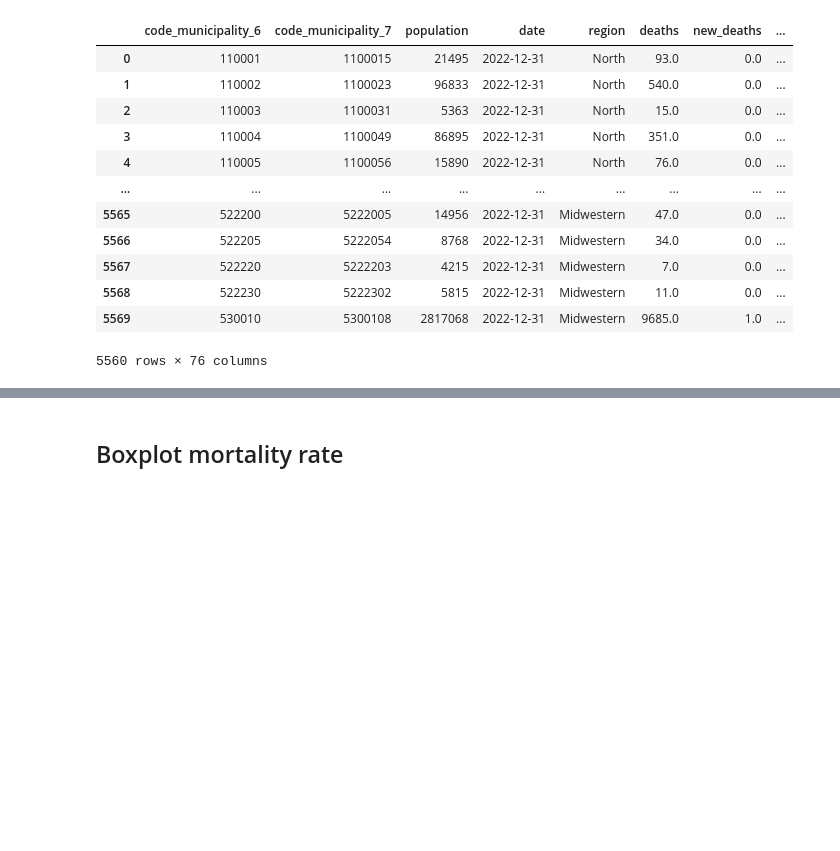
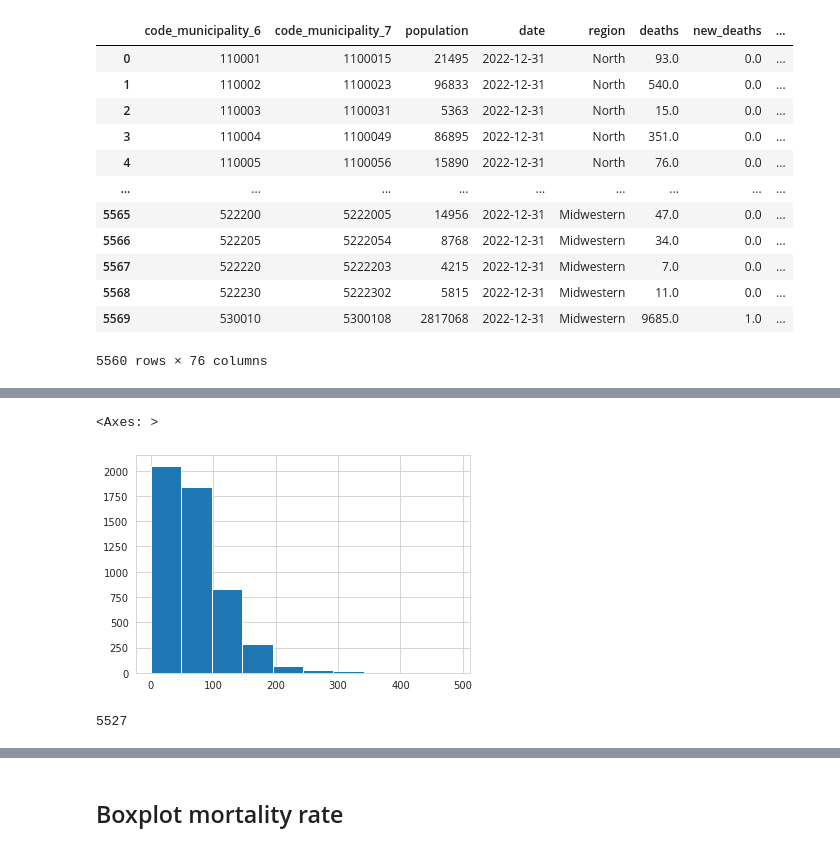
Before and after one commit to helderseixas/Covid19_Sociodemographic, a Jupyter notebook: 09_preparing_mortality_data.ipynb, the cells around one changed output, grey strips where cells are left out. Drawn from its saved outputs; the diff is of its cells as text; code cells hidden in the pictures; blank space fills up the shorter version.

```diff
--- a/09_preparing_mortality_data.ipynb
+++ b/09_preparing_mortality_data.ipynb
@@ -222,0 +778,9 @@ df_mortality
+# %%
+df_std_2020['standardized_mortality_rate'].hist()
+# %% [output]
+<Axes: >
+[figure, added]
+# %%
+len(df_std_2021)
+# %% [output]
+5527
```
Also changed, not shown: parts of 76 cells of this notebook, 31 other files.
